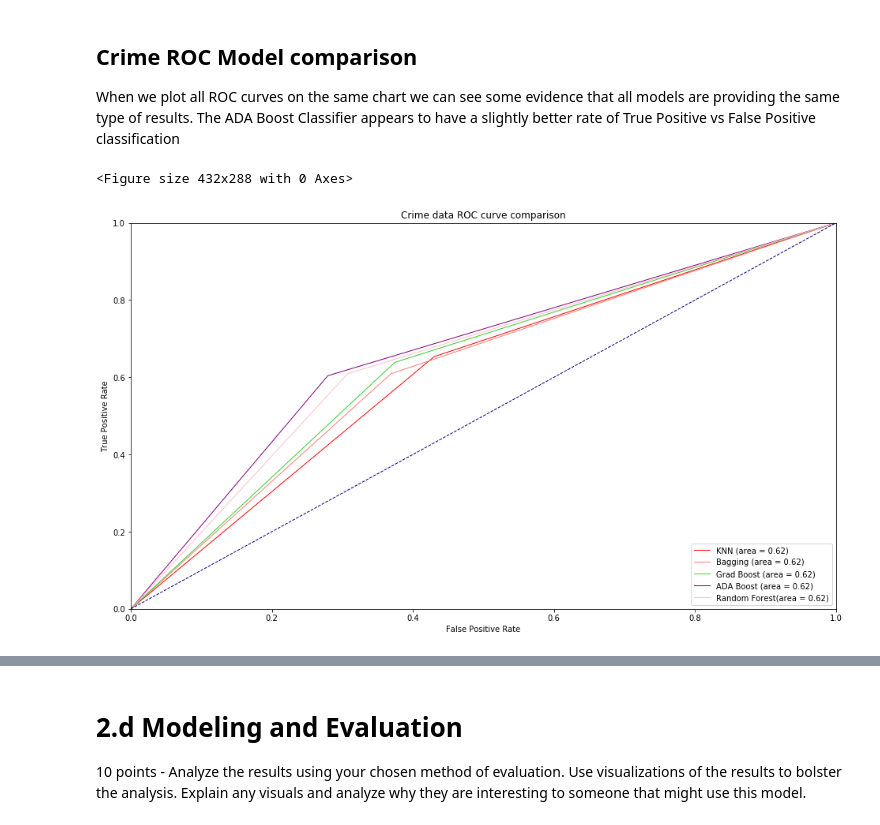
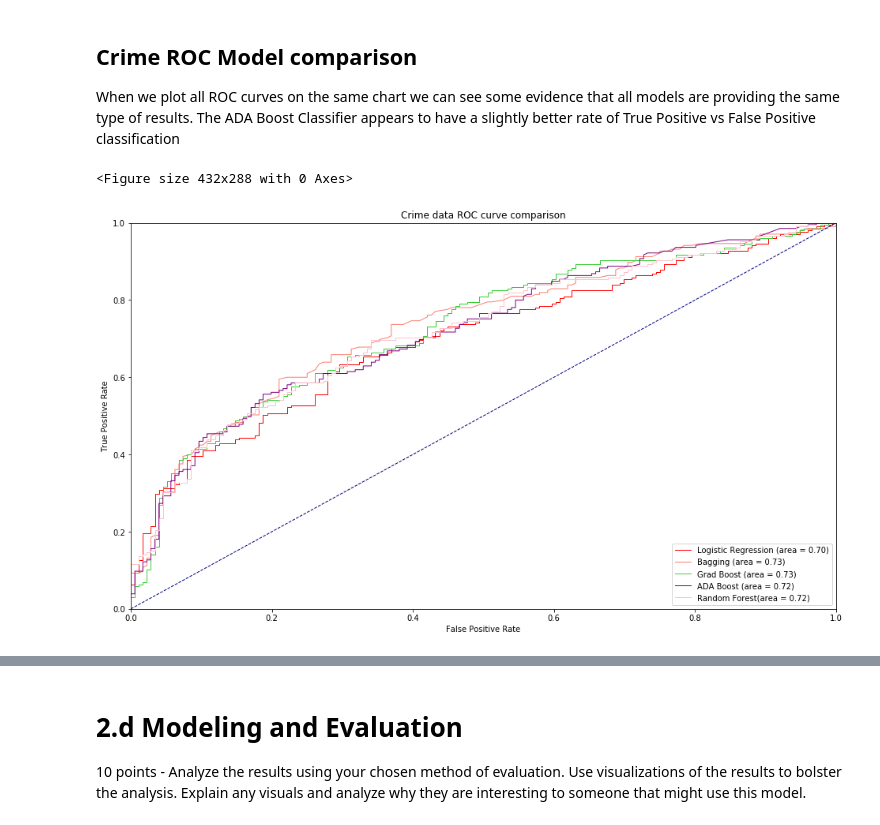
Before and after one commit to stmillett/MSDS7331_NorthCarolinaDataset, a Jupyter notebook: Lab2/Data Mining - Lab 2-SAT new.ipynb, the cells around one changed output, grey strips where cells are left out. Cells and saved outputs as stored; diff of their text form; code cells hidden in the pictures.

Commit message:
updated visualization for data prep, and labels

```diff
--- a/Lab2/Data Mining - Lab 2-SAT new.ipynb
+++ b/Lab2/Data Mining - Lab 2-SAT new.ipynb
@@ -628,7 +657,7 @@ print(crime_ADABoost_model.best_params_)
 # # This will test the parameter dict against our
 # # pipeline
 
-grid_search = GridSearchCV(pipe, param_grid=param_grid, cv=k_fold,n_jobs=-1, verbose=1 )
+grid_search = GridSearchCV(pipe, param_grid=param_grid, cv=k_fold,n_jobs=-1, verbose=1, scoring='roc_auc' )
 
 
 # # Here we are training the model, this is
@@ -636,7 +665,8 @@ grid_search = GridSearchCV(pipe, param_grid=param_grid, cv=k_fold,n_jobs=-1, ver
 crime_RandomForest_model = grid_search.fit(X_crime_train, y_crime_train)
 
 y_crime_RandomForest_score = grid_search.predict(X_crime_test)
+y_crime_RandomForest_prob = grid_search.predict_proba(X_crime_test)
 
-print(roc_auc_score(y_crime_test, y_crime_RandomForest_score))
+print(roc_auc_score(y_crime_test, y_crime_RandomForest_prob[:,1]))
 # %% [output]
 Fitting 10 folds for each of 48 candidates, totalling 480 fits
@@ -683,8 +702,8 @@ False
 param_grid = [
     {
          'reduce_dim__k': N_FEATURES_OPTIONS,
-         'clf': [KNeighborsClassifier()],
-         'clf__n_neighbors': C_NEIGHBORS,
+         'clf': [LogisticRegression()],
+         'clf__C': [1e-3,1e-2,1e-1,1e0,1e1,1e2],
      }
 ]
 
@@ -692,14 +711,15 @@ param_grid = [
 # # This will test the parameter dict against our
 # # pipeline
 
-grid_search = GridSearchCV(pipe, param_grid=param_grid, cv=k_fold,n_jobs=-1, verbose=1 )
+grid_search = GridSearchCV(pipe, param_grid=param_grid, cv=k_fold,n_jobs=-1, verbose=1, scoring='roc_auc' )
 
 
 # # Here we are training the model, this is
 # # what takes the most amount of time to run
-crime_KNearest_model = grid_search.fit(X_crime_train, y_crime_train)
+crime_LogicReg_model = grid_search.fit(X_crime_train, y_crime_train)
 
-y_crime_KNearest_score = grid_search.predict(X_crime_test)
+y_crime_LogicReg_score = grid_search.predict(X_crime_test)
+y_crime_LogicReg_prob = grid_search.predict_proba(X_crime_test)
 
-print(roc_auc_score(y_crime_test, y_crime_score))
+print(roc_auc_score(y_crime_test, y_crime_LogicReg_prob[:,1]))
 # %% [output]
@@ -747,7 +760,7 @@ param_grid = [
 # # This will test the parameter dict against our
 # # pipeline
 
-grid_search = GridSearchCV(pipe, param_grid=param_grid, cv=k_fold,n_jobs=-1, verbose=1 )
+grid_search = GridSearchCV(pipe, param_grid=param_grid, cv=k_fold,n_jobs=-1, verbose=1, scoring='roc_auc' )
 
 
 # # Here we are training the model, this is
@@ -755,7 +768,8 @@ grid_search = GridSearchCV(pipe, param_grid=param_grid, cv=k_fold,n_jobs=-1, ver
 crime_Bagging_model = grid_search.fit(X_crime_train, y_crime_train)
 
 y_crime_Bagging_score = grid_search.predict(X_crime_test)
+y_crime_Bagging_prob = grid_search.predict_proba(X_crime_test)
 
-print(roc_auc_score(y_crime_test, y_crime_Bagging_score))
+print(roc_auc_score(y_crime_test, y_crime_Bagging_prob[:,1]))
 # %% [output]
 Fitting 10 folds for each of 16 candidates, totalling 160 fits
@@ -833,34 +824,32 @@ predicted_data.sort_values(by='Influence', ascending=False)[0:10].plot(kind='bar
 When we plot all ROC curves on the same chart we can see some evidence that all models are providing the same type of results.  The ADA Boost Classifier appears to have a slightly better rate of True Positive vs False Positive classification
 # %%
 # Plot ROC Curve
-from sklearn.metrics import roc_curve, auc
-fpr1, tpr1, _ = roc_curve(y_crime_test, y_crime_KNearest_score )
-fpr2, tpr2, _ = roc_curve(y_crime_test, y_crime_Bagging_score )
-fpr3, tpr3, _ = roc_curve(y_crime_test, y_crime_GradientBoost_score)
-fpr4, tpr4, _ = roc_curve(y_crime_test, y_crime_ADABoost_score)
-fpr5, tpr5, _ = roc_curve(y_crime_test, y_crime_RandomForest_score)
-roc_auc = auc(fpr, tpr)
+fpr1, tpr1, _ = roc_curve(y_crime_test, y_crime_LogicReg_prob[:,1] )
+fpr2, tpr2, _ = roc_curve(y_crime_test, y_crime_Bagging_prob[:,1] )
+fpr3, tpr3, _ = roc_curve(y_crime_test, y_crime_GradientBoost_prob[:,1])
+fpr4, tpr4, _ = roc_curve(y_crime_test, y_crime_ADABoost_prob[:,1])
+fpr5, tpr5, _ = roc_curve(y_crime_test, y_crime_RandomForest_prob[:,1])
 lw=1
 
 plt.figure()
 plt.figure(figsize=(16,9))
-plt.plot(fpr1, tpr1, color='red', lw=1, label='KNN (area = %0.2f)' % roc_auc)
-plt.plot(fpr2, tpr2, color='salmon', lw=1, label='Bagging (area = %0.2f)' % roc_auc)
-plt.plot(fpr3, tpr3, color='limegreen', lw=1, label='Grad Boost (area = %0.2f)' % roc_auc)
-plt.plot(fpr4, tpr4, color='purple', lw=1, label='ADA Boost (area = %0.2f)' % roc_auc)
-plt.plot(fpr5, tpr5, color='pink', lw=1, label='Random Forest(area = %0.2f)' % roc_auc)
+plt.plot(fpr1, tpr1, color='red', lw=1, label='Logistic Regression (area = %0.2f)' % auc(fpr1, tpr1))
+plt.plot(fpr2, tpr2, color='salmon', lw=1, label='Bagging (area = %0.2f)' % auc(fpr2, tpr2))
+plt.plot(fpr3, tpr3, color='limegreen', lw=1, label='Grad Boost (area = %0.2f)' % auc(fpr3, tpr3))
+plt.plot(fpr4, tpr4, color='purple', lw=1, label='ADA Boost (area = %0.2f)' % auc(fpr4, tpr4))
+plt.plot(fpr5, tpr5, color='pink', lw=1, label='Random Forest(area = %0.2f)' % auc(fpr5, tpr5))
 plt.plot([0, 1], [0, 1], color='navy', lw=lw, linestyle='--')
 plt.xlim([0.0, 1.0])
 plt.ylim([0.0, 1.0])
 plt.xlabel('False Positive Rate')
 plt.ylabel('True Positive Rate')
 plt.title('Crime data ROC curve comparison')
 plt.legend(loc="lower right")
 
 plt.show()
 # %% [output]
 <Figure size 432x288 with 0 Axes>
-[figure, old version]
+[figure, new version]
 # %%
 #SAT Models Comparison with ROC curves for all 3 models:
 fpr1, tpr1, _ = roc_curve(y_SAT_test, y_SAT_prob1[:,1] )
```
Also changed, not shown: parts of 69 cells of this notebook.
